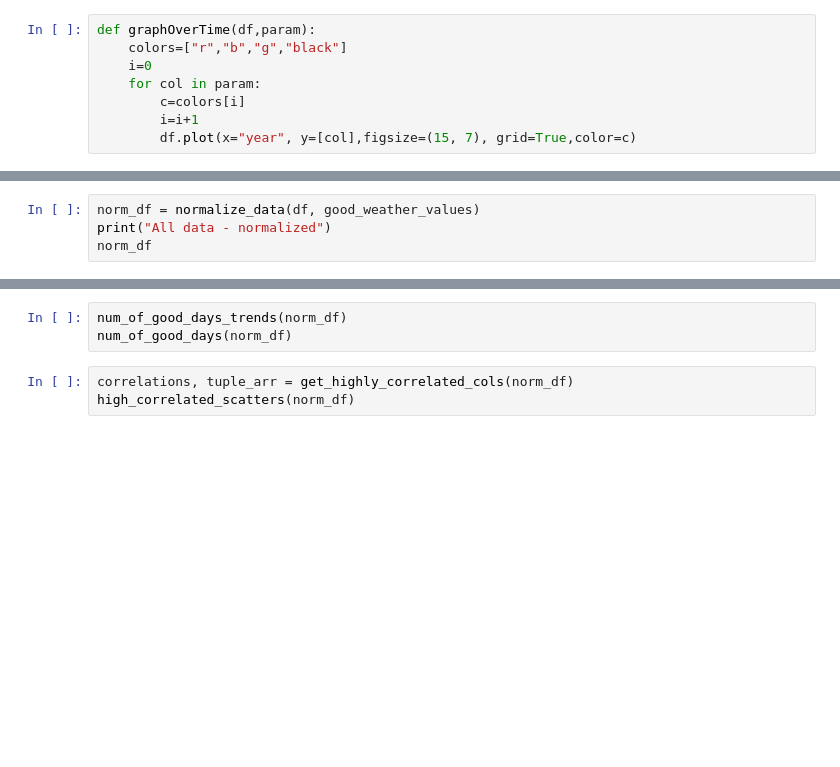
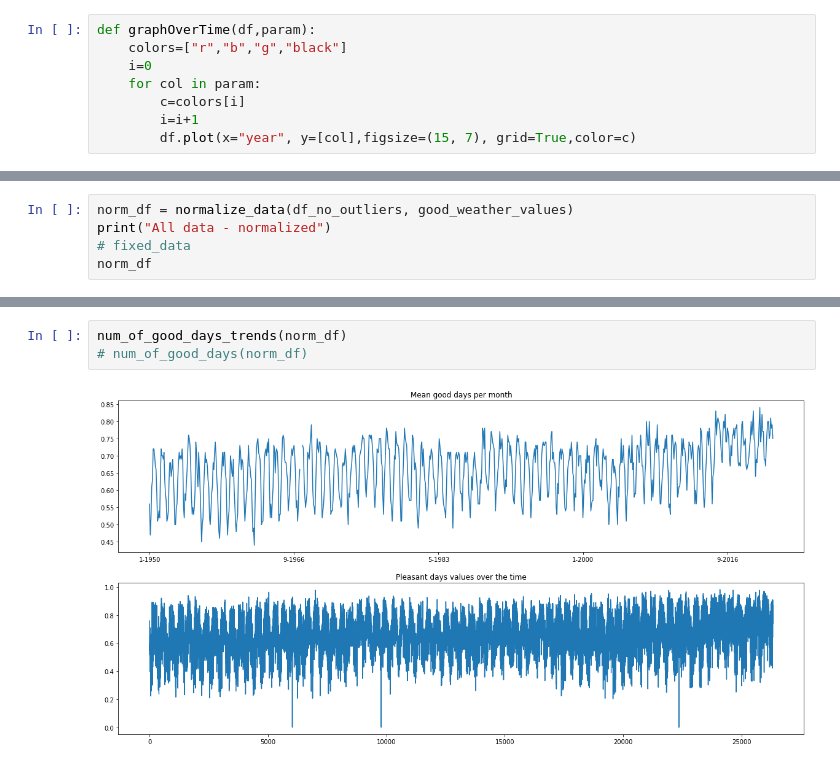
Before and after one commit to GalDear/Data-science-Weather, a Jupyter notebook: main.ipynb, the cells around one changed output, grey strips where cells are left out. Saved outputs shown, nothing was run; the diff lists cells and outputs as text; blank space fills up the shorter version.

```diff
--- a/main.ipynb
+++ b/main.ipynb
@@ -227,4 +312,5 @@ graphOverTime(df,param)
 # %%
-norm_df = normalize_data(df, good_weather_values)
+norm_df = normalize_data(df_no_outliers, good_weather_values)
 print("All data - normalized")
+# fixed_data
 norm_df
@@ -233,6 +336,5 @@ num_of_good_days_per_month(norm_df)
 # %%
 num_of_good_days_trends(norm_df)
-num_of_good_days(norm_df)
+# num_of_good_days(norm_df)
+# %% [output]
+[figure, added]
-# %%
-correlations, tuple_arr = get_highly_correlated_cols(norm_df)
-high_correlated_scatters(norm_df)
```
Also changed, not shown: parts of 20 cells of this notebook.
